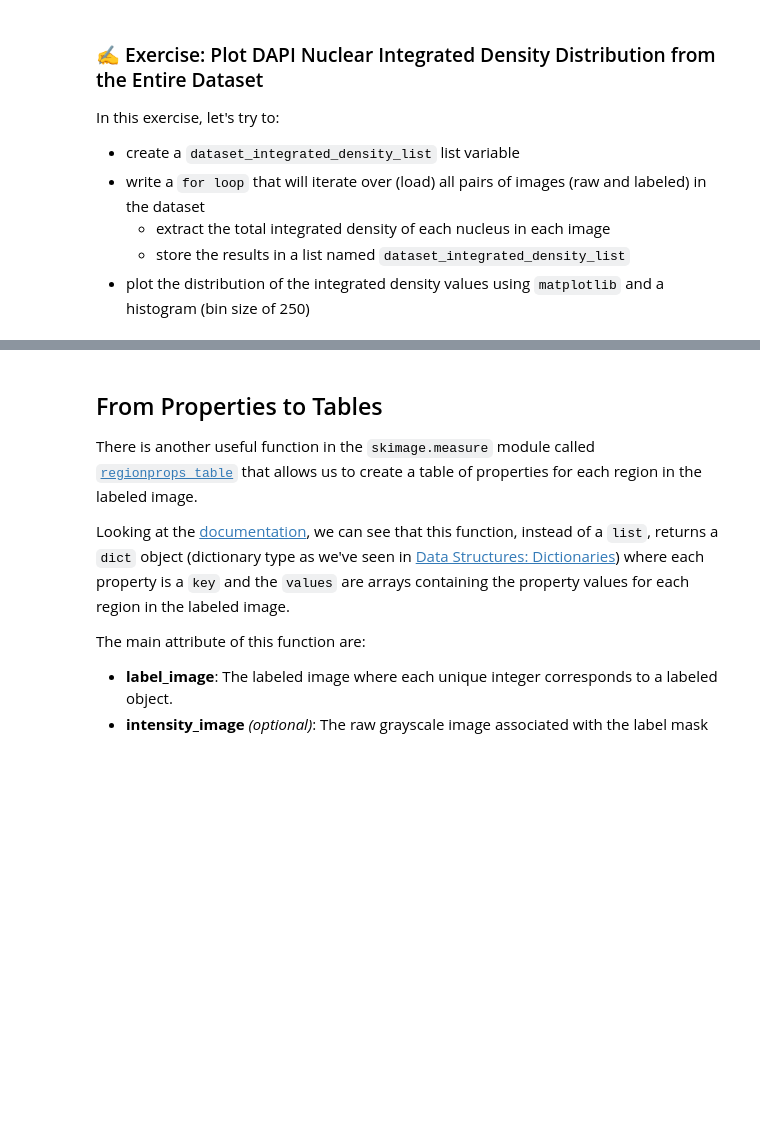
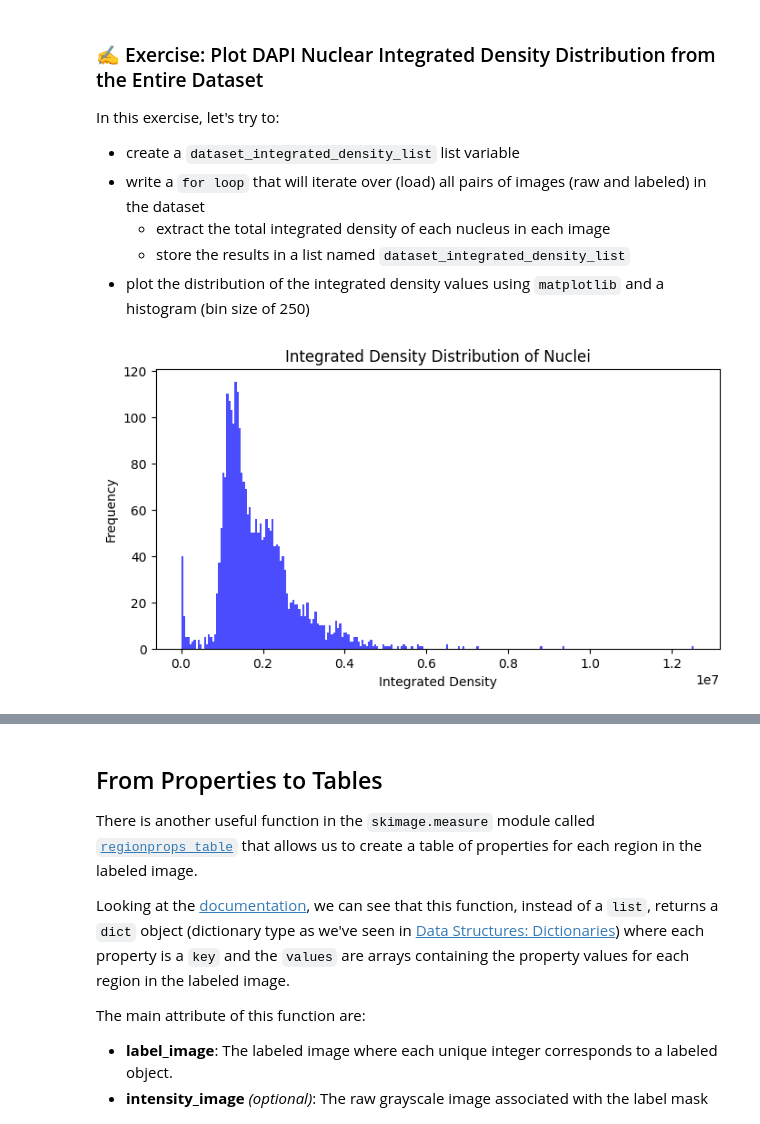
Before and after one commit to tlambert03/bobiac, a Jupyter notebook: content/07_measurement_and_quantification/measurement_and_quantification_notebook.ipynb, the cells around one changed output, grey strips where cells are left out. Cells and saved outputs as stored; diff of their text form; code cells hidden in the pictures; blank space fills up the shorter version.

```diff
--- a/content/07_measurement_and_quantification/measurement_and_quantification_notebook.ipynb
+++ b/content/07_measurement_and_quantification/measurement_and_quantification_notebook.ipynb
@@ -251,37 +251,41 @@ In this exercise, let's try to:
 # %%
 raw_image_path = Path("/Users/raw_images_folder")
 labels_image_path = Path("/Users/labels_images_folder")
+
+labels_image_suffix = "_labeled.tif"  # How does the labeled image file name end?
 
 # Create a list to store the integrated density values for all nuclei in the dataset
 integrated_density_list = []
 
 for raw_image_file in raw_image_path.glob("*.tif"):
     # Load the raw image
     raw_image = tifffile.imread(raw_image_file)
     # Get image name without extension
     image_name = raw_image_file.stem
     # Load the corresponding labeled image
-    labels_image_file = labels_image_path / f"{image_name}_labels.tif"
+    labels_image_file = labels_image_path / f"{image_name}_{labels_image_suffix}"
     if not labels_image_file.exists():
         print(f"Labels file for {image_name} not found. Skipping...")
         continue
     labeled_mask = tifffile.imread(labels_image_file)
     # Get region properties
     props = skimage.measure.regionprops(labeled_mask, intensity_image=raw_image)
     # Calculate total integrated density for each nucleus
     for prop in props:
         integrated_density = np.sum(prop.image_intensity)
         integrated_density_list.append(integrated_density)
     # same as:
     # integrated_density_list.extend([np.sum(prop.image_intensity) for prop in props])
 
 # Plot the distribution of integrated density values
 plt.figure(figsize=(8, 4))
 plt.hist(integrated_density_list, bins=250, color="blue", alpha=0.7)
 plt.title("Integrated Density Distribution of Nuclei")
 plt.xlabel("Integrated Density")
 plt.ylabel("Frequency")
 plt.show()
+# %% [output]
+[figure, added]
 # %% [markdown]
 <!-- <div align="left"> <img src="https://raw.githubusercontent.com/HMS-IAC/bobiac/main/_static/images/ilastik/sem_to_inst.png" alt="Ilastik Logo" width="700"></div> -->
 <div align="left"> <img src="../../_static/images/quant/integrated_density_distribution.png" alt="cell_hist" width="700"></div>
```
Also changed, not shown: parts of 1 cell of this notebook, 1 other file.
